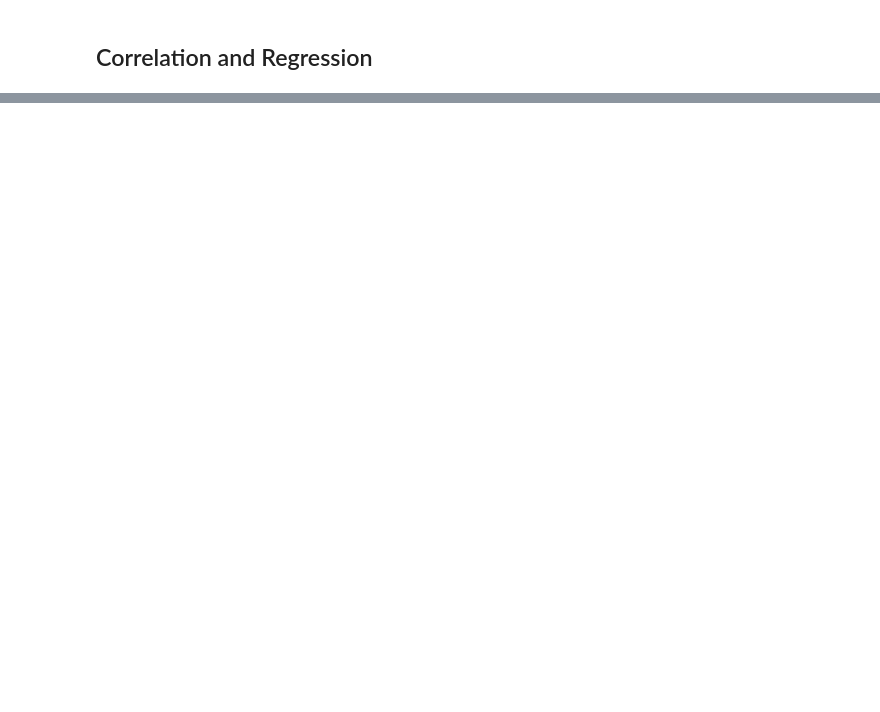
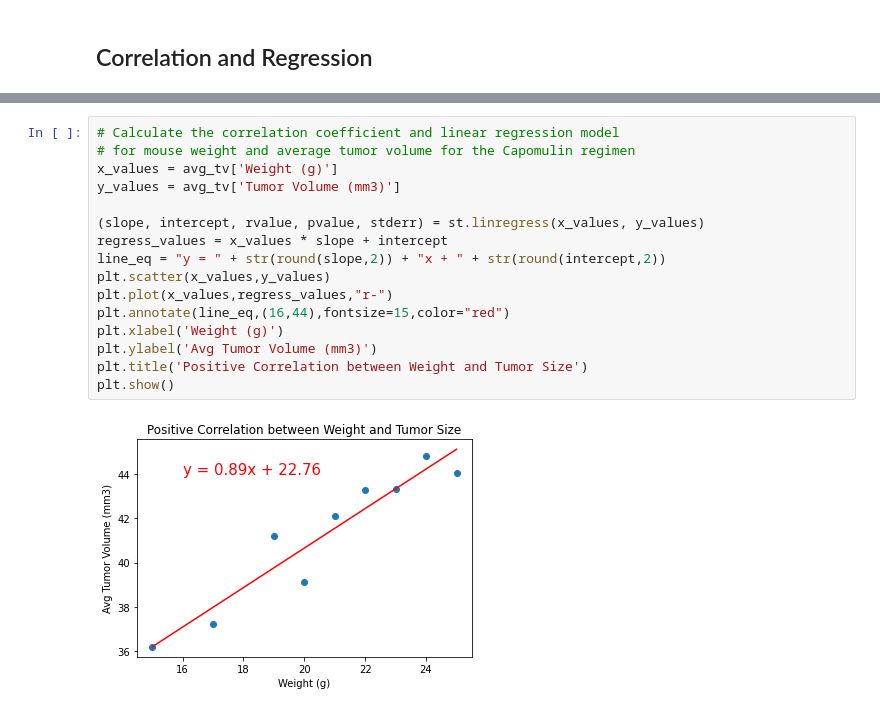
Before and after one commit to dany-roman/anti-tumor-therapeutic-analysis, a Jupyter notebook: animal study analysis.ipynb, the cells around one changed output, grey strips where cells are left out. Saved outputs shown, nothing was run; the diff lists cells and outputs as text; blank space fills up the shorter version.

```diff
--- a/animal study analysis.ipynb
+++ b/animal study analysis.ipynb
@@ -306,0 +298,18 @@ cap_tv
+# %%
+# Calculate the correlation coefficient and linear regression model
+# for mouse weight and average tumor volume for the Capomulin regimen
+x_values = avg_tv['Weight (g)']
+y_values = avg_tv['Tumor Volume (mm3)']
+
+(slope, intercept, rvalue, pvalue, stderr) = st.linregress(x_values, y_values)
+regress_values = x_values * slope + intercept
+line_eq = "y = " + str(round(slope,2)) + "x + " + str(round(intercept,2))
+plt.scatter(x_values,y_values)
+plt.plot(x_values,regress_values,"r-")
+plt.annotate(line_eq,(16,44),fontsize=15,color="red")
+plt.xlabel('Weight (g)')
+plt.ylabel('Avg Tumor Volume (mm3)')
+plt.title('Positive Correlation between Weight and Tumor Size')
+plt.show()
+# %% [output]
+[figure, added]
```
Also changed, not shown: parts of 2 cells of this notebook.
